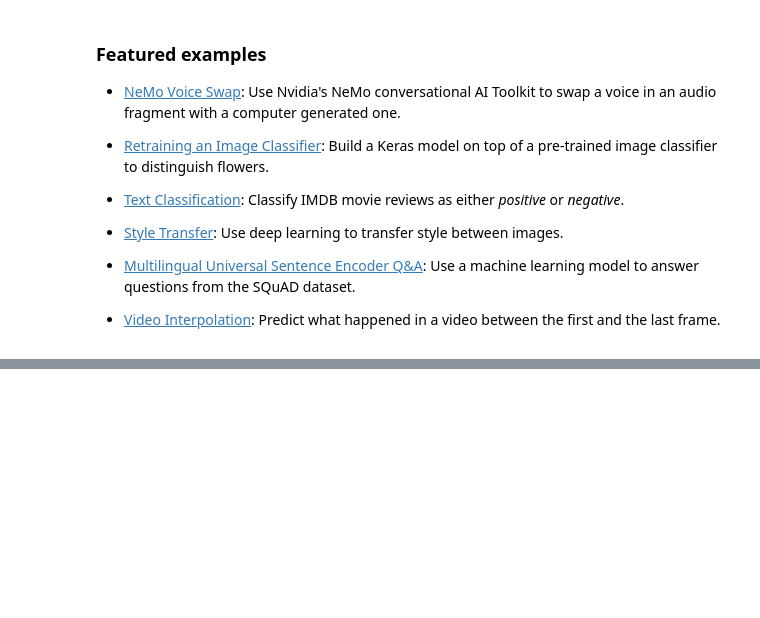
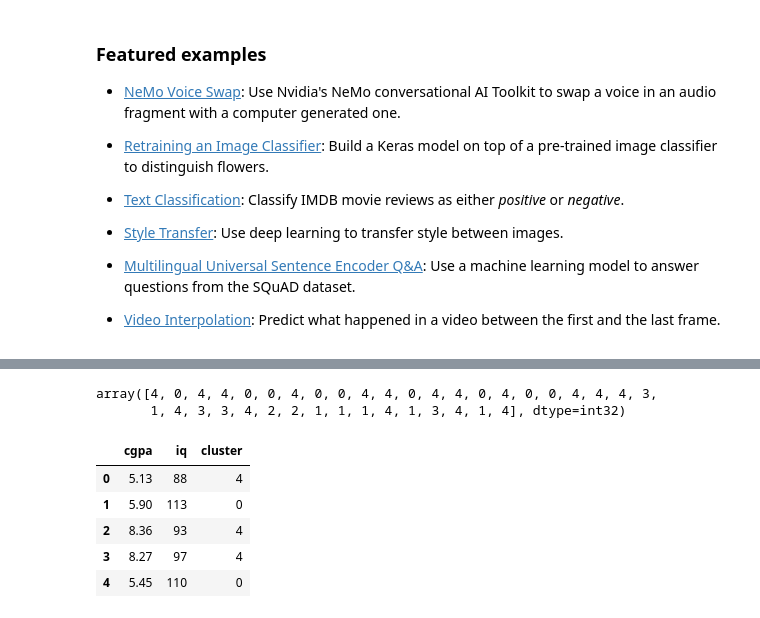
Before and after one commit to FoziaNasir/Fozia, a Jupyter notebook: Welcome_To_Colaboratory.ipynb, the cells around one changed output, grey strips where cells are left out. Saved outputs shown, nothing was run; the diff lists cells and outputs as text; code cells hidden in the pictures; blank space fills up the shorter version.

```diff
--- a/Welcome_To_Colaboratory.ipynb
+++ b/Welcome_To_Colaboratory.ipynb
@@ -214,0 +175,17 @@ reg.intercept_
+# %%
+km= KMeans(n_clusters=5)
+y_predicted=km.fit_predict(df[['cgpa', 'iq']])
+y_predicted
+# %% [output]
+array([4, 0, 4, 4, 0, 0, 4, 0, 0, 4, 4, 0, 4, 4, 0, 4, 0, 0, 4, 4, 4, 3,
+       1, 4, 3, 3, 4, 2, 2, 1, 1, 1, 4, 1, 3, 4, 1, 4], dtype=int32)
+# %%
+df['cluster']=y_predicted
+df.head()
+# %% [output]
+|  | cgpa | iq | cluster |
+| 0 | 5.13 | 88 | 4 |
+| 1 | 5.90 | 113 | 0 |
+| 2 | 8.36 | 93 | 4 |
+| 3 | 8.27 | 97 | 4 |
+| 4 | 5.45 | 110 | 0 |
```
Also changed, not shown: parts of 11 cells of this notebook.
